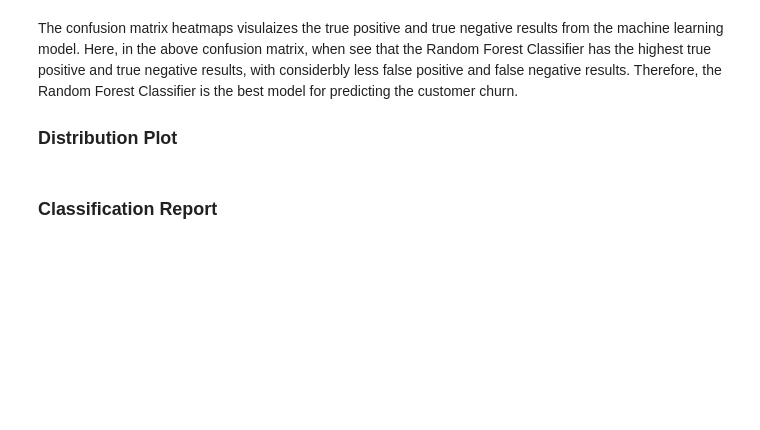
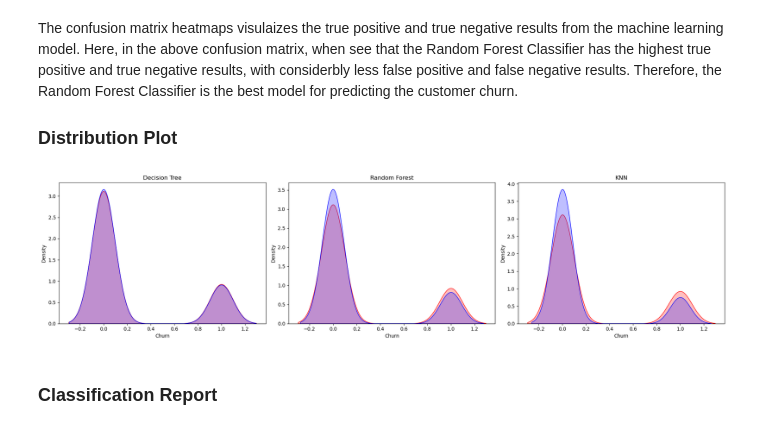
Before and after one commit to aslikuscu/all_data_science_projects, a Jupyter notebook: Telecom Customer Churn Prediction/Telecom Customer Churn Prediction.ipynb, the cells around one changed output. Drawn from its saved outputs; the diff is of its cells as text; code cells hidden in the pictures; blank space fills up the shorter version.

```diff
--- a/Telecom Customer Churn Prediction/Telecom Customer Churn Prediction.ipynb
+++ b/Telecom Customer Churn Prediction/Telecom Customer Churn Prediction.ipynb
@@ -584,17 +595,22 @@ The confusion matrix heatmaps visulaizes the true positive and true negative res
 # %%
 fig, ax = plt.subplots(1, 3, figsize=(20, 5))
 
-#Decision Tree
-sns.distplot(y_test, hist=False, color="r", label="Actual Value", ax=ax[0]).set_title('Decision Tree')
-sns.distplot(d_pred, hist=False, color="b", label="Fitted Values" , ax=ax[0])
+# Decision Tree
+sns.kdeplot(y_test, color="r", label="Actual Value", ax=ax[0], fill=True).set_title('Decision Tree')
+sns.kdeplot(d_pred, color="b", label="Fitted Values", ax=ax[0], fill=True)
 
-#Random Forest
-sns.distplot(y_test, hist=False, color="r", label="Actual Value", ax=ax[1]).set_title('Random Forest')
-sns.distplot(r_pred, hist=False, color="b", label="Fitted Values" , ax=ax[1])
+# Random Forest
+sns.kdeplot(y_test, color="r", label="Actual Value", ax=ax[1], fill=True).set_title('Random Forest')
+sns.kdeplot(r_pred, color="b", label="Fitted Values", ax=ax[1], fill=True)
 
-#KNN
-sns.distplot(y_test, hist=False, color="r", label="Actual Value", ax=ax[2]).set_title('KNN')
-sns.distplot(k_pred, hist=False, color="b", label="Fitted Values" , ax=ax[2])
+# KNN
+sns.kdeplot(y_test, color="r", label="Actual Value", ax=ax[2], fill=True).set_title('KNN')
+sns.kdeplot(k_pred, color="b", label="Fitted Values", ax=ax[2], fill=True)
+
+plt.tight_layout()  # To make sure the subplots don't overlap
+plt.show()
+# %% [output]
+[figure, added]
 # %% [markdown]
 ### Classification Report
 # %%
```
Also changed, not shown: parts of 8 cells of this notebook.
